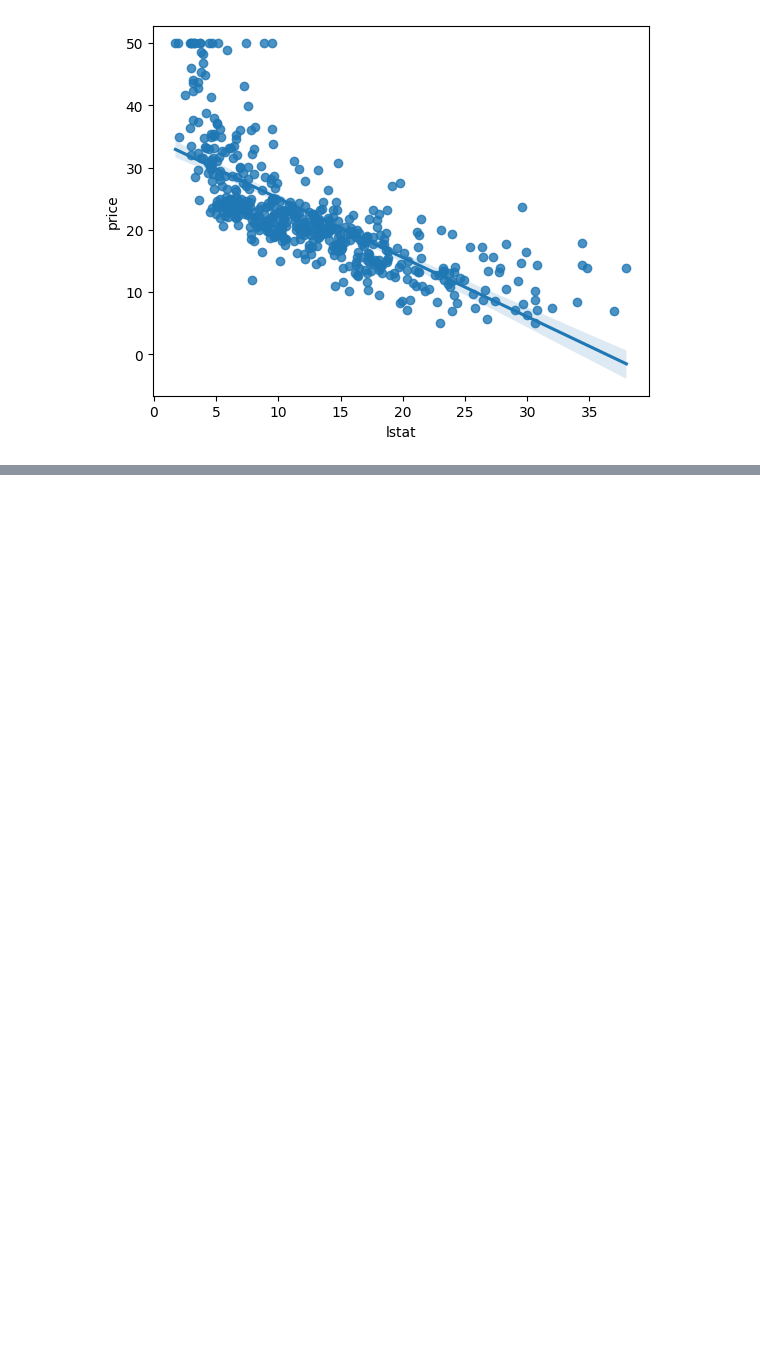
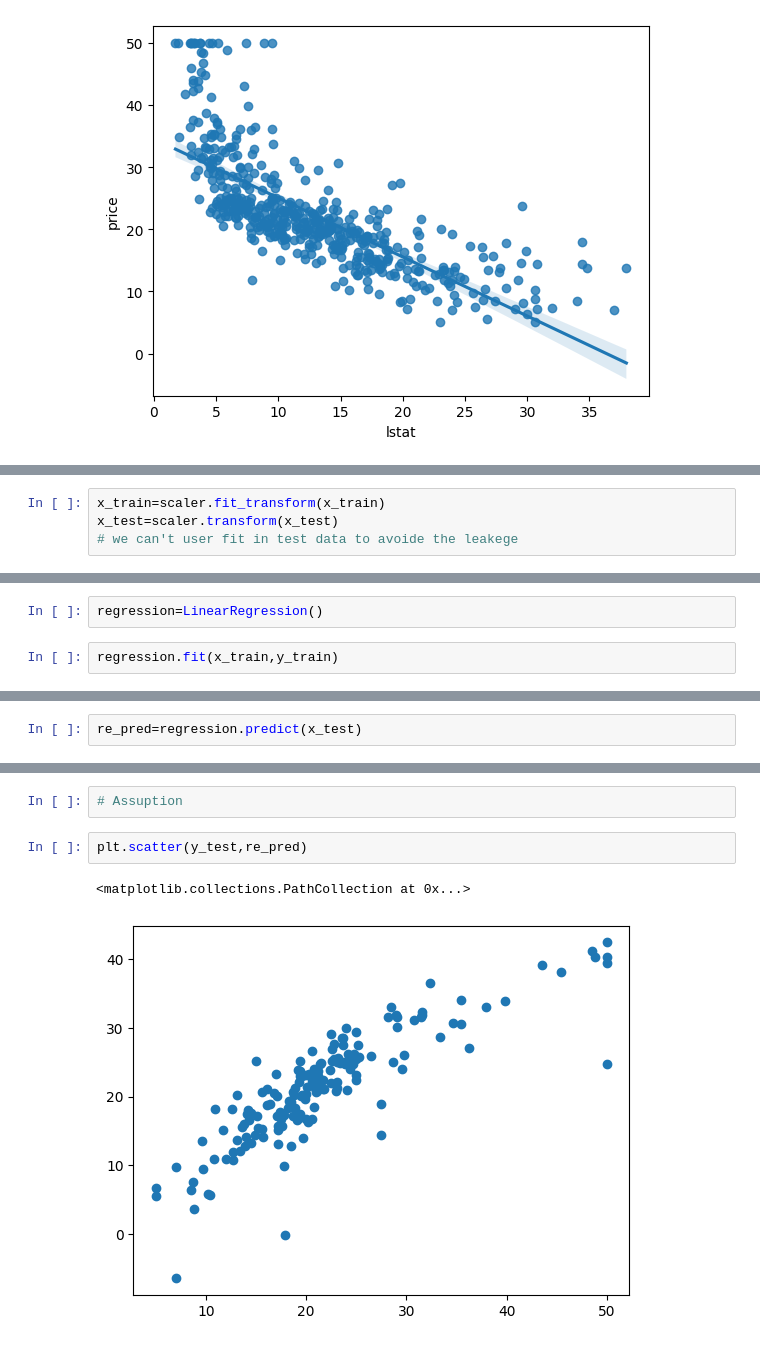
Before and after one commit to adityacs103/machine-learning, a Jupyter notebook: linear-algebra.ipynb, the cells around one changed output, grey strips where cells are left out. Saved outputs shown, nothing was run; the diff lists cells and outputs as text; blank space fills up the shorter version.

Commit message:
linear is over now

```diff
--- a/linear-algebra.ipynb
+++ b/linear-algebra.ipynb
@@ -147,0 +216,4 @@ sns.regplot(x='lstat',y='price',data=dataset)
+# %%
+x_train=scaler.fit_transform(x_train)
+x_test=scaler.transform(x_test)
+# we can't user fit in test data to avoide the leakege
@@ -147,0 +256,4 @@ sns.regplot(x='lstat',y='price',data=dataset)
+# %%
+regression=LinearRegression()
+# %%
+regression.fit(x_train,y_train)
@@ -147,0 +276,2 @@ sns.regplot(x='lstat',y='price',data=dataset)
+# %%
+re_pred=regression.predict(x_test)
@@ -147,0 +298,7 @@ sns.regplot(x='lstat',y='price',data=dataset)
+# %%
+# Assuption
+# %%
+plt.scatter(y_test,re_pred)
+# %% [output]
+<matplotlib.collections.PathCollection at 0x...>
+[figure, added]
```
Also changed, not shown: parts of 35 cells of this notebook.
